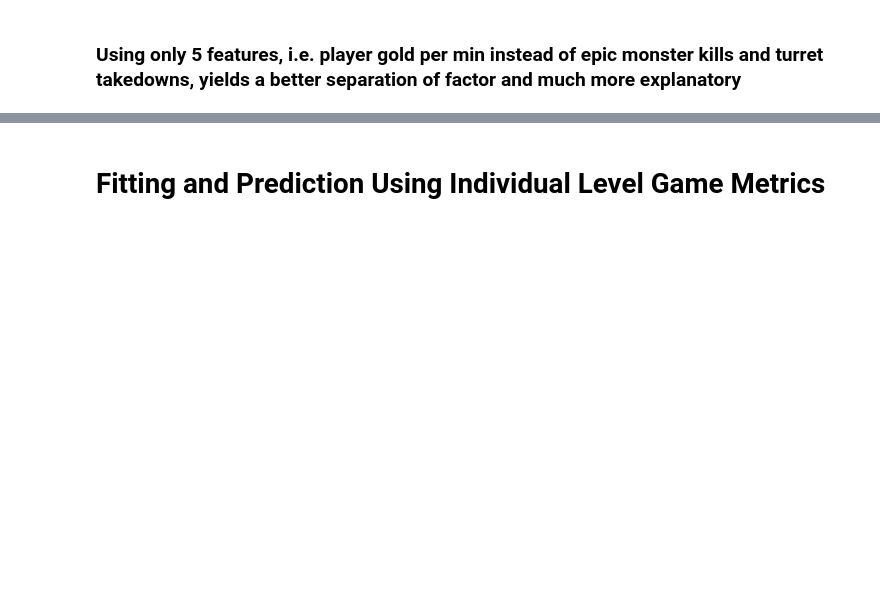
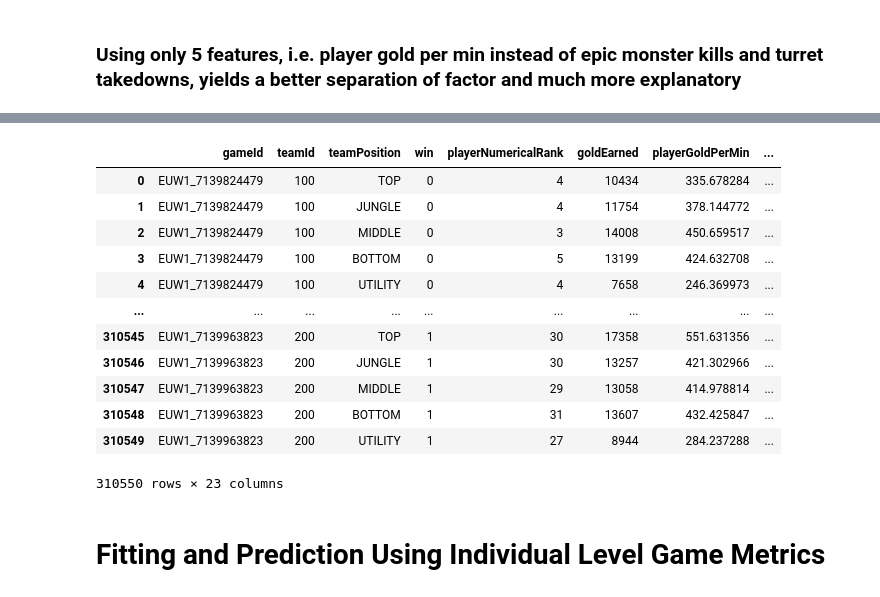
Before and after one commit to TDI-Lab/Collective-Intelligence-LoL, a Jupyter notebook: notebooks/individualPerformanceFactorAnalysis.ipynb, the cells around one changed output, grey strips where cells are left out. Cells and saved outputs as stored; diff of their text form; code cells hidden in the pictures; blank space fills up the shorter version.

```diff
--- a/notebooks/individualPerformanceFactorAnalysis.ipynb
+++ b/notebooks/individualPerformanceFactorAnalysis.ipynb
@@ -285,3 +283,22 @@ factor_scores_df
+# %%
+## concatenate the factor scores df with the player performance features
+win_info = filteredMatchDetails[['gameId', 'teamId', 'teamPosition', 'win']]
+factors_with_win_info = pd.concat([win_info, playerPerformance_features, factor_scores_df], axis=1)
+factors_with_win_info
+# %% [output]
+|  | gameId | teamId | teamPosition | win | playerNumericalRank | goldEarned | playerGoldPerMin | ... |
+| 0 | EUW1_7139824479 | 100 | TOP | 0 | 4 | 10434 | 335.678284 | ... |
+| 1 | EUW1_7139824479 | 100 | JUNGLE | 0 | 4 | 11754 | 378.144772 | ... |
+| 2 | EUW1_7139824479 | 100 | MIDDLE | 0 | 3 | 14008 | 450.659517 | ... |
+| 3 | EUW1_7139824479 | 100 | BOTTOM | 0 | 5 | 13199 | 424.632708 | ... |
+| 4 | EUW1_7139824479 | 100 | UTILITY | 0 | 4 | 7658 | 246.369973 | ... |
+| ... | ... | ... | ... | ... | ... | ... | ... | ... |
+| 310545 | EUW1_7139963823 | 200 | TOP | 1 | 30 | 17358 | 551.631356 | ... |
+| 310546 | EUW1_7139963823 | 200 | JUNGLE | 1 | 30 | 13257 | 421.302966 | ... |
+| 310547 | EUW1_7139963823 | 200 | MIDDLE | 1 | 29 | 13058 | 414.978814 | ... |
+| 310548 | EUW1_7139963823 | 200 | BOTTOM | 1 | 31 | 13607 | 432.425847 | ... |
+| 310549 | EUW1_7139963823 | 200 | UTILITY | 1 | 27 | 8944 | 284.237288 | ... |
+310550 rows × 23 columns
 # %% [markdown]
 # Fitting and Prediction Using Individual Level Game Metrics
 # %%
```
Also changed, not shown: parts of 37 cells of this notebook, 1 other file.
